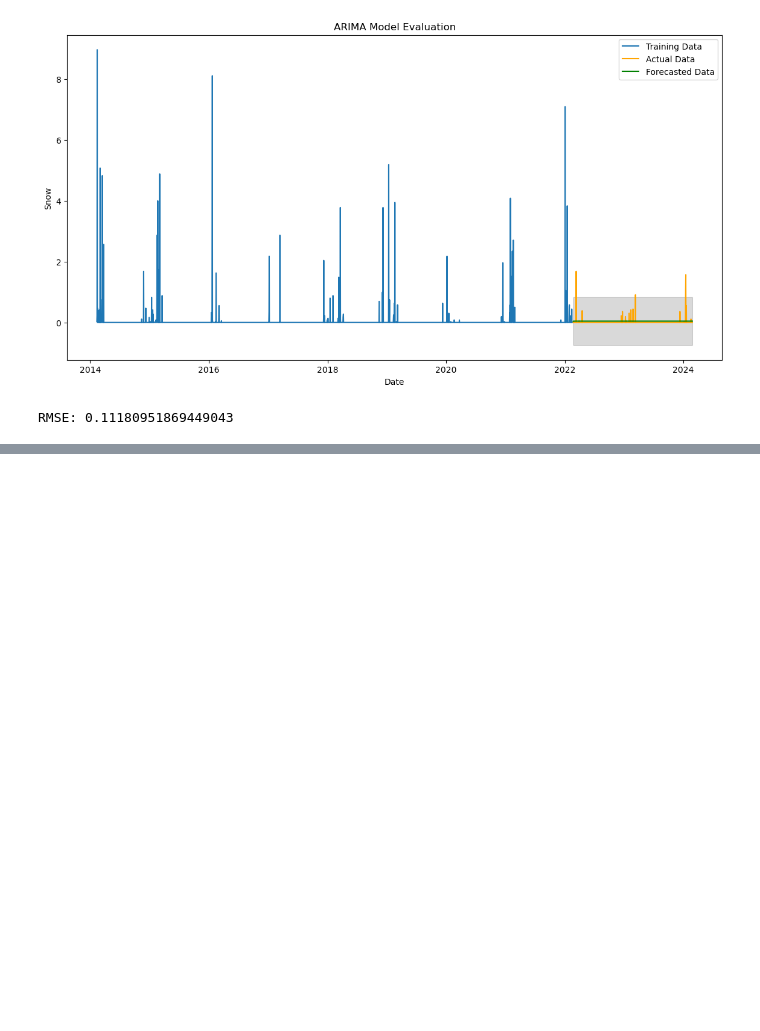
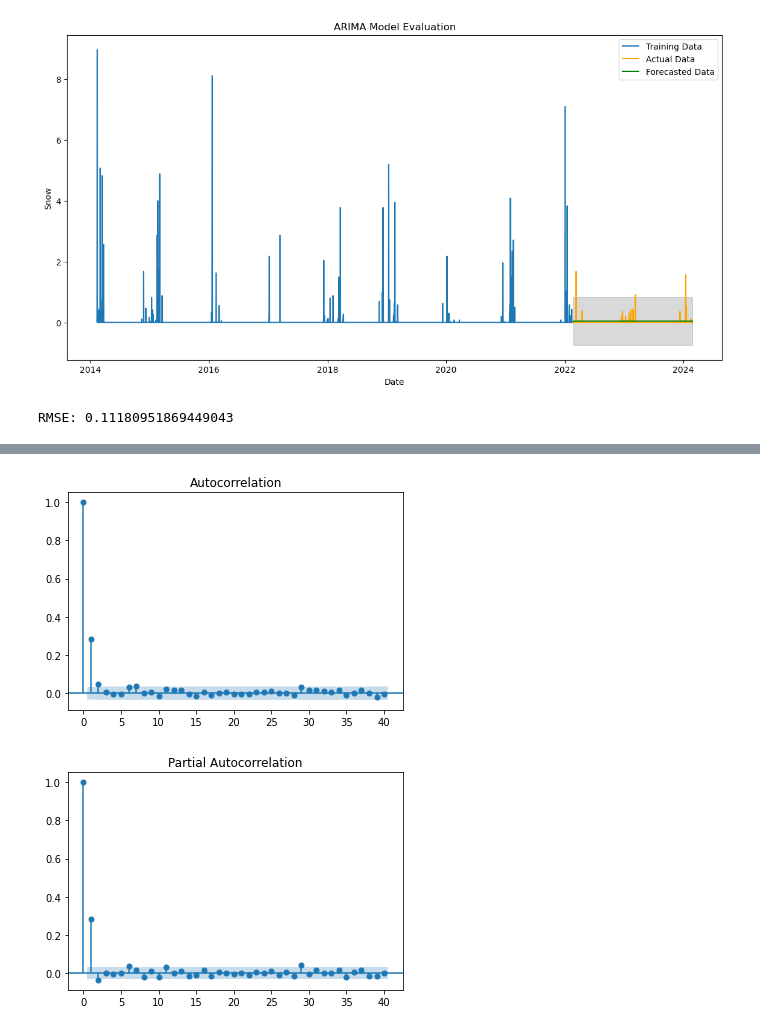
Before and after one commit to juliamuratore/Project2-DS-4002, a Jupyter notebook: SCRIPTS/Project_2_time_series.ipynb, the cells around one changed output, grey strips where cells are left out. Cells and saved outputs as stored; diff of their text form; code cells hidden in the pictures; blank space fills up the shorter version.

```diff
--- a/SCRIPTS/Project_2_time_series.ipynb
+++ b/SCRIPTS/Project_2_time_series.ipynb
@@ -402,0 +414,8 @@ RMSE: 0.11180951869449043
+# %%
+# finding parameters
+plot_acf(data['precip_hours'], lags=40)
+plot_pacf(data['precip_hours'], lags=40)
+plt.show()
+# %% [output]
+[figure, added]
+[figure, added]
```
Also changed, not shown: parts of 5 cells of this notebook.
